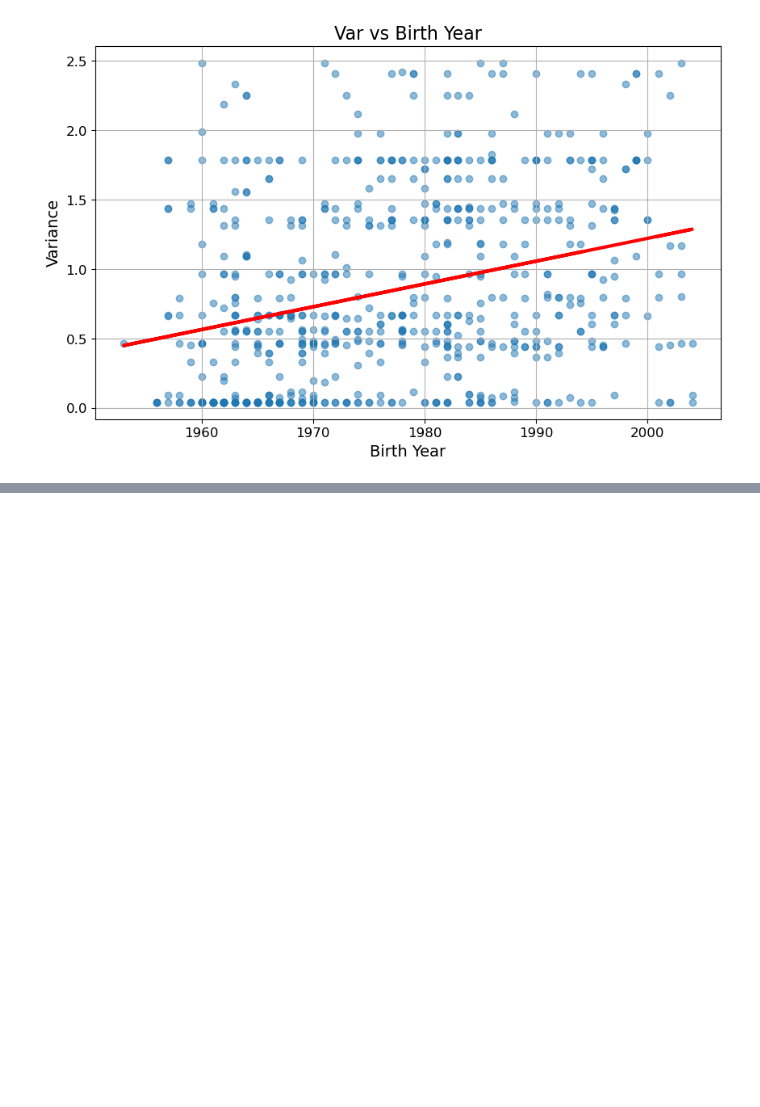
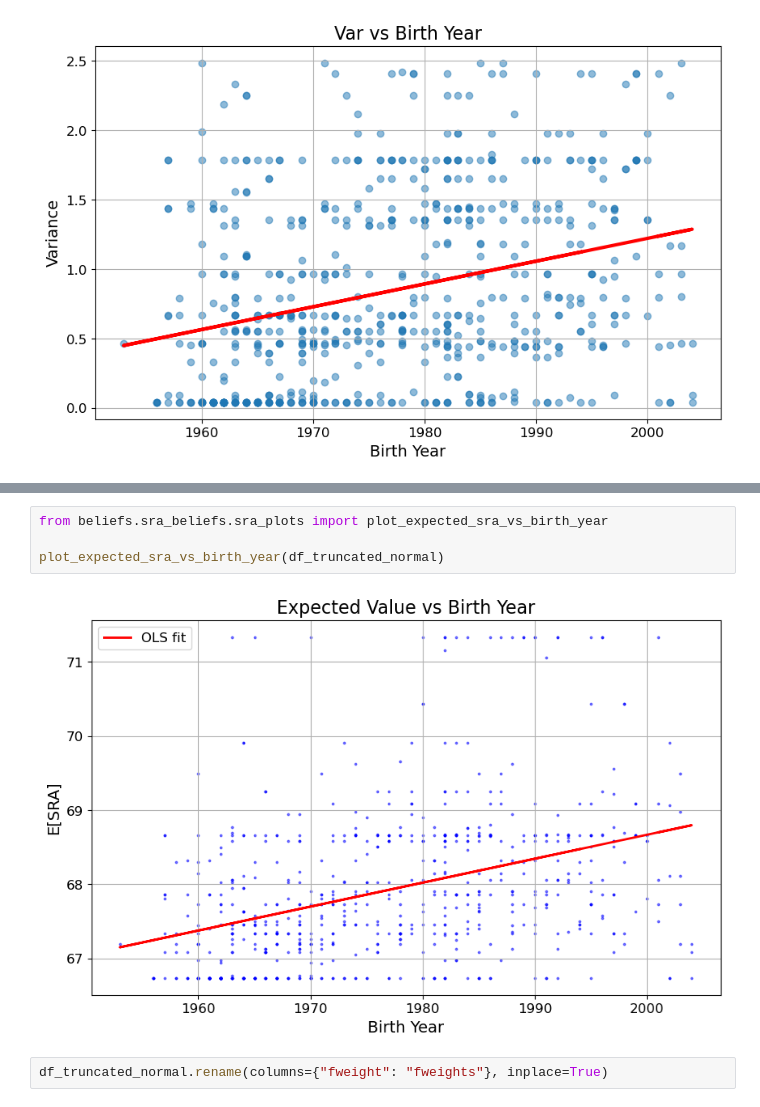
Before and after one commit to PolicyUncertainty/analysis, a Jupyter notebook: src/beliefs/temp.ipynb, the cells around one changed output, grey strips where cells are left out. Cells and saved outputs as stored; diff of their text form; blank space fills up the shorter version.

```diff
--- a/src/beliefs/temp.ipynb
+++ b/src/beliefs/temp.ipynb
@@ -136,0 +65,8 @@ ImportError: cannot import name 'estimate_truncated_normal_parameters' from 'bel
+# %%
+from beliefs.sra_beliefs.sra_plots import plot_expected_sra_vs_birth_year
+
+plot_expected_sra_vs_birth_year(df_truncated_normal)
+# %% [output]
+[figure, added]
+# %%
+df_truncated_normal.rename(columns={"fweight": "fweights"}, inplace=True)
```
Also changed, not shown: parts of 10 cells of this notebook, 6 other files.
